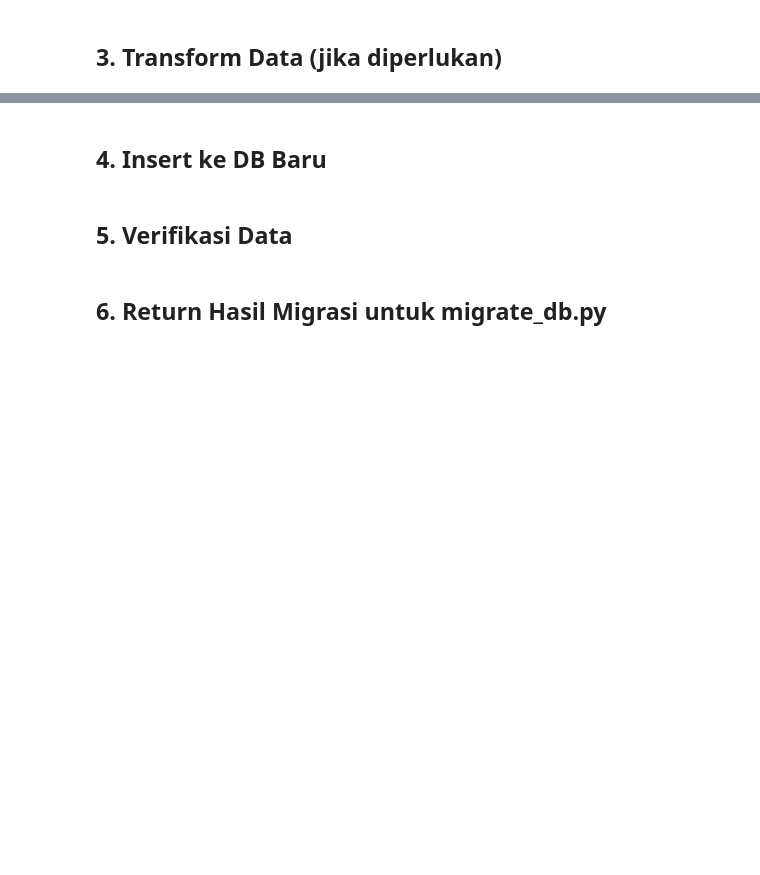
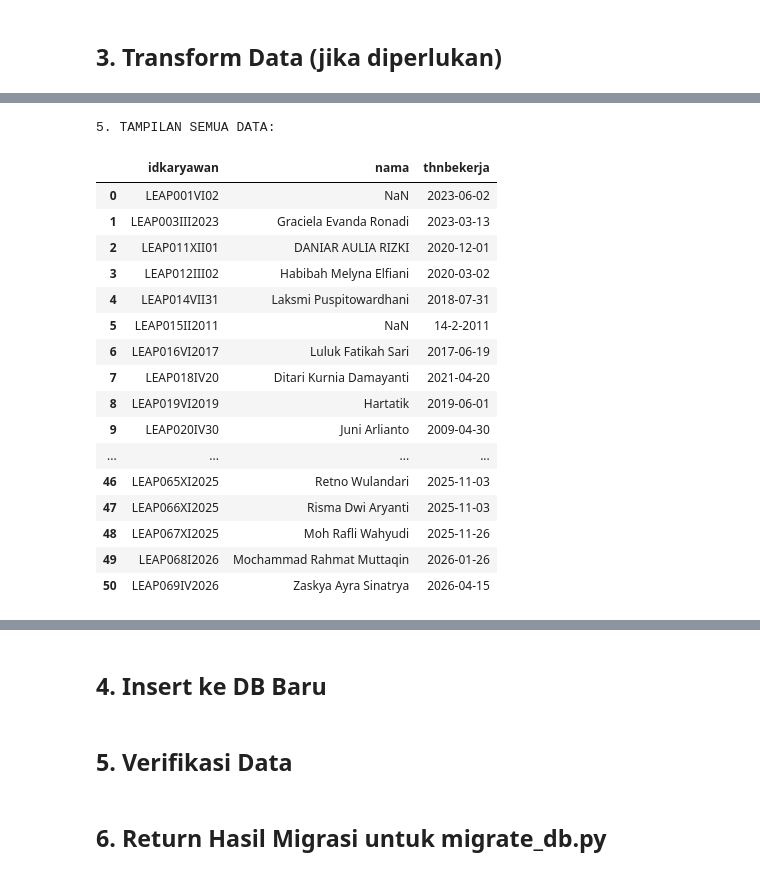
Before and after one commit to umamhaniff/DB_Migration_Leap, a Jupyter notebook: fase_2/script_cimut.ipynb, the cells around one changed output, grey strips where cells are left out. Saved outputs shown, nothing was run; the diff lists cells and outputs as text; code cells hidden in the pictures; blank space fills up the shorter version.

Commit message:
merge

```diff
--- a/fase_2/script_cimut.ipynb
+++ b/fase_2/script_cimut.ipynb
@@ -52,0 +181,55 @@ print(f"Columns: {{df.columns.tolist()}}")
+# %%
+# Create a new dictionary with the updated 'idusers' values
+df_new_users_dict = df_merged_users.set_index('idusers')['id_user'].to_dict()
+
+# Replace the 'idusers' values in df_old['karyawan'] with the corresponding values from df_new_users_dict
+df_old['karyawan']['idusers'] = df_old['karyawan']['idusers'].map(df_new_users_dict)
+
+# Display semua baris dan kolom
+# print("\n5. TAMPILAN SEMUA DATA:")
+# pd.set_option('display.max_rows', None)
+# pd.set_option('display.max_columns', None)
+# pd.set_option('display.width', None)
+# pd.set_option('display.max_colwidth', None)
+# display(df_old['karyawan'])
+# %%
+# Create a new dictionary with the updated 'idusers' values
+df_new_users_dict = df_merged_users.set_index('id_user')['thnbekerja'].to_dict()
+
+# Replace the 'idusers' values in df_old['karyawan'] with the corresponding values from df_new_users_dict
+df_old['karyawan']['thnbekerja'] = df_old['karyawan']['idusers'].map(df_new_users_dict)
+
+# # Display semua baris dan kolom
+# print("\n5. TAMPILAN SEMUA DATA:")
+# pd.set_option('display.max_rows', None)
+# pd.set_option('display.max_columns', None)
+# pd.set_option('display.width', None)
+# pd.set_option('display.max_colwidth', None)
+# display(df_old['karyawan'])
+# %%
+# Display only the 'id_karyawan' and 'nama_karyawan' columns
+print("\n5. TAMPILAN SEMUA DATA:")
+pd.set_option('display.max_rows', None)
+pd.set_option('display.max_columns', None)
+pd.set_option('display.width', None)
+pd.set_option('display.max_colwidth', None)
+display(df_old['karyawan'][['idkaryawan', 'nama', 'thnbekerja']])
+# %% [output]
+5. TAMPILAN SEMUA DATA:
+|  | idkaryawan | nama | thnbekerja |
+| 0 | LEAP001VI02 | NaN | 2023-06-02 |
+| 1 | LEAP003III2023 | Graciela Evanda Ronadi | 2023-03-13 |
+| 2 | LEAP011XII01 | DANIAR AULIA RIZKI | 2020-12-01 |
+| 3 | LEAP012III02 | Habibah Melyna Elfiani | 2020-03-02 |
+| 4 | LEAP014VII31 | Laksmi Puspitowardhani | 2018-07-31 |
+| 5 | LEAP015II2011 | NaN | 14-2-2011 |
+| 6 | LEAP016VI2017 | Luluk Fatikah Sari | 2017-06-19 |
+| 7 | LEAP018IV20 | Ditari Kurnia Damayanti | 2021-04-20 |
+| 8 | LEAP019VI2019 | Hartatik | 2019-06-01 |
+| 9 | LEAP020IV30 | Juni Arlianto | 2009-04-30 |
+| ... | ... | ... | ... |
+| 46 | LEAP065XI2025 | Retno Wulandari | 2025-11-03 |
+| 47 | LEAP066XI2025 | Risma Dwi Aryanti | 2025-11-03 |
+| 48 | LEAP067XI2025 | Moh Rafli Wahyudi | 2025-11-26 |
+| 49 | LEAP068I2026 | Mochammad Rahmat Muttaqin | 2026-01-26 |
+| 50 | LEAP069IV2026 | Zaskya Ayra Sinatrya | 2026-04-15 |
```
Also changed, not shown: parts of 28 cells of this notebook, 3 other files.
